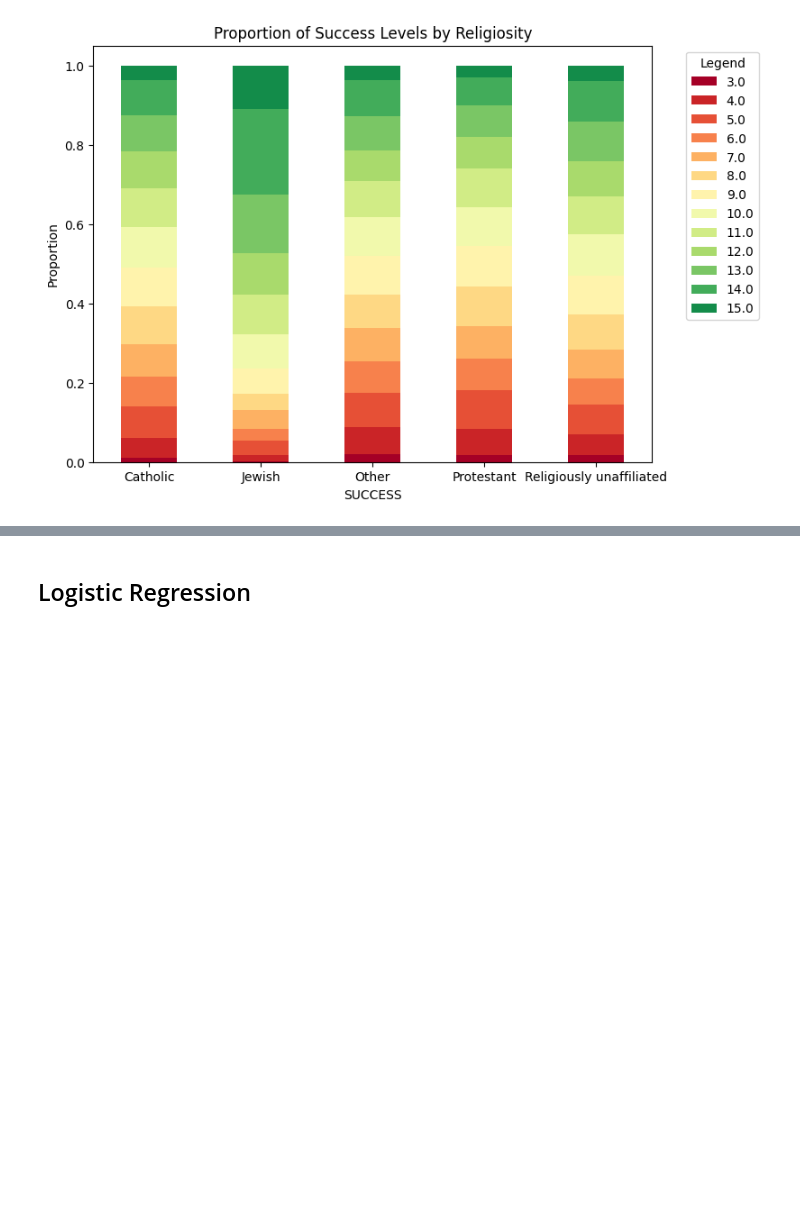
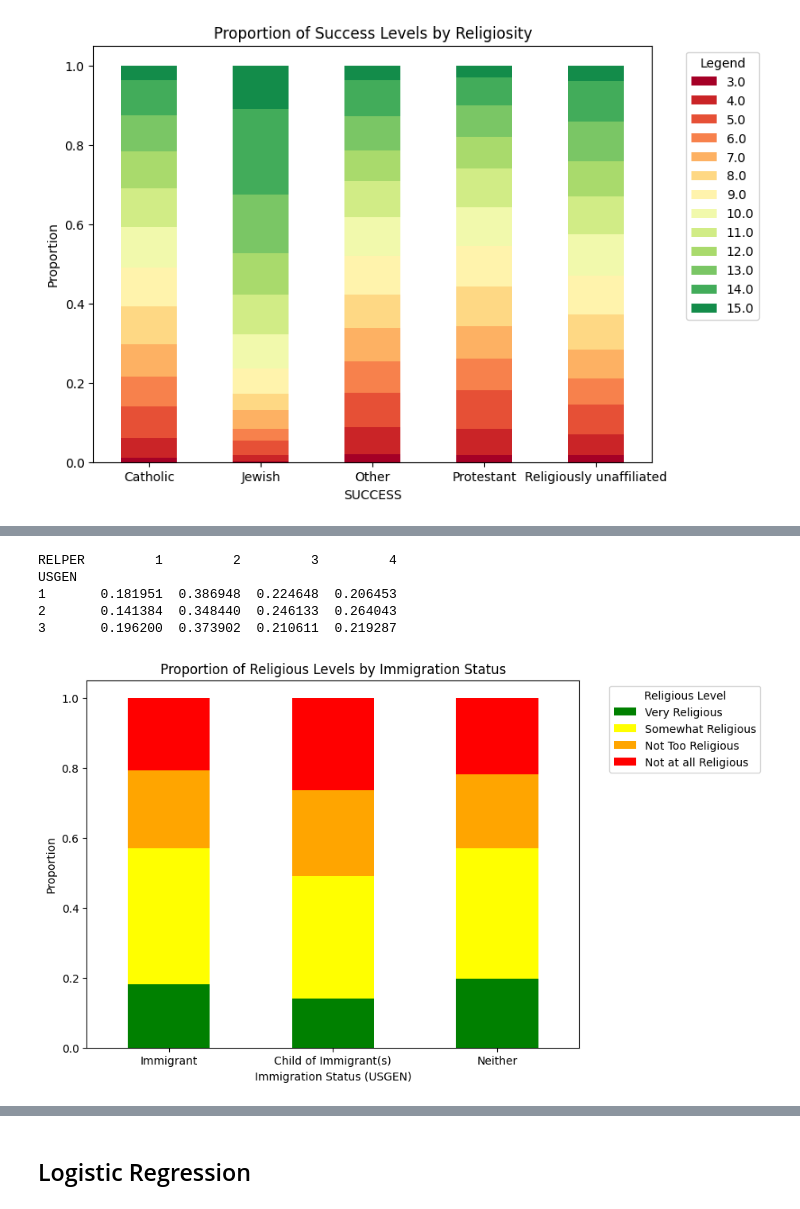
Before and after one commit to jak521/dsci441_project, a Jupyter notebook: code.ipynb, the cells around one changed output, grey strips where cells are left out. Drawn from its saved outputs; the diff is of its cells as text; code cells hidden in the pictures; blank space fills up the shorter version.

```diff
--- a/code.ipynb
+++ b/code.ipynb
@@ -988,0 +1051,19 @@ Religiously unaffiliated  0.101010  0.102397  0.038324
+# %%
+from scipy.stats import chi2_contingency
+
+df_usgen_relper_exclude_refused = df_exclude_refused[(df_exclude_refused['USGEN'] != 99) & (df_exclude_refused['RELPER'] != 99)]
+df_usgen_success_exclude_refused = df_success_exclude_refused[df_success_exclude_refused['USGEN'] != 99]
+
+# Create a contingency table
+contingency_table_usgen_relper = pd.crosstab(df_usgen_relper_exclude_refused['USGEN'], df_usgen_relper_exclude_refused['RELPER'])
+contingency_table_usgen_success = pd.crosstab(df_usgen_success_exclude_refused['USGEN'], df_usgen_success_exclude_refused['SUCCESS'])
+
+# Perform the Chi-Square test
+chi2, p, dof, expected_usgen_relper = chi2_contingency(contingency_table_usgen_relper)
+chi2, p, dof, expected_usgen_success = chi2_contingency(contingency_table_usgen_success)
+
+# Check expected frequencies
+print("Expected USGEN / RELPER frequencies:")
+print(expected_usgen_relper)
+print("\n Expected USGEN / SUCCESS frequencies:")
+print(expected_usgen_success)
@@ -988,0 +1137,30 @@ Religiously unaffiliated  0.101010  0.102397  0.038324
+# %%
+# Normalize the contingency table to get proportions
+proportion_table_usgen_relper = contingency_table_usgen_relper.div(contingency_table_usgen_relper.sum(axis=1), axis=0)
+print(proportion_table_usgen_relper)
+# %% [output]
+RELPER         1         2         3         4
+USGEN
+1       0.181951  0.386948  0.224648  0.206453
+2       0.141384  0.348440  0.246133  0.264043
+3       0.196200  0.373902  0.210611  0.219287
+# %%
+# Create a stacked bar chart to visualize the proportions
+
+# Define custom labels for RELPER values
+custom_labels = ['Immigrant', 'Child of Immigrant(s)', 'Neither']
+
+# Create a stacked bar chart to visualize the proportions
+proportion_table_usgen_relper.plot(kind='bar', stacked=True, figsize=(8,6), color=['green', 'yellow', 'orange', 'red'])
+
+plt.title('Proportion of Religious Levels by Immigration Status')
+plt.xlabel('Immigration Status (USGEN)')
+plt.ylabel('Proportion')
+
+# Set custom x-axis labels
+plt.xticks(ticks=range(len(custom_labels)), labels=custom_labels, rotation=0)
+
+plt.legend(title='Religious Level', labels=['Very Religious', 'Somewhat Religious', 'Not Too Religious', 'Not at all Religious'], bbox_to_anchor=(1.05, 1), loc='upper left')
+plt.show()
+# %% [output]
+[figure, added]
```
Also changed, not shown: parts of 10 cells of this notebook.
